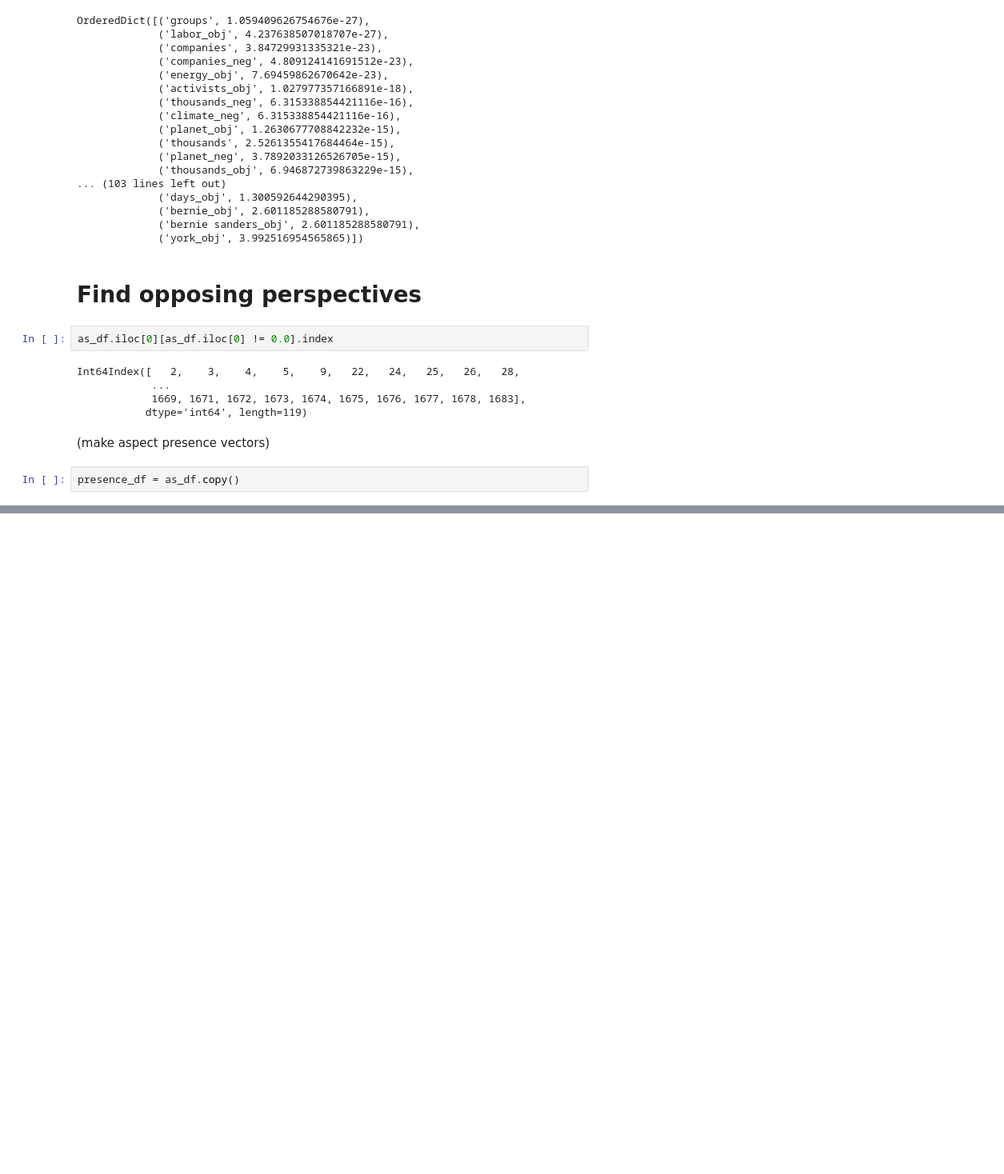
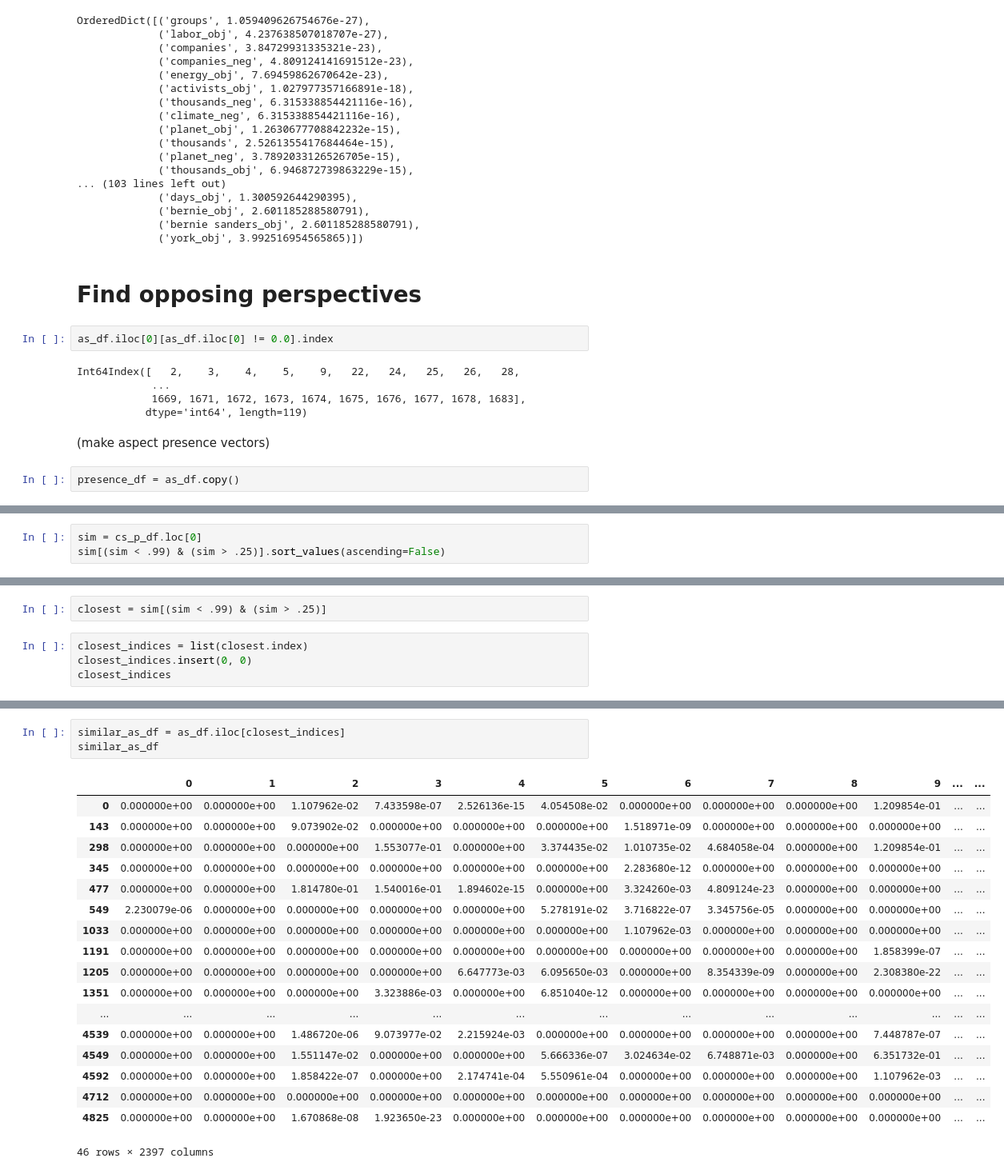
Before and after one commit to WarmCyan/perspective-mining-research, a Jupyter notebook: notebooks/AspectSentimentVectorDataExploration.ipynb, the cells around one changed output, grey strips where cells are left out. Shown: that part at 80% size. Cells and saved outputs as stored; diff of their text form; blank space fills up the shorter version.

```diff
--- a/notebooks/AspectSentimentVectorDataExploration.ipynb
+++ b/notebooks/AspectSentimentVectorDataExploration.ipynb
@@ -259,0 +292,3 @@ presence_df = as_df.copy()
+# %%
+sim = cs_p_df.loc[0]
+sim[(sim < .99) & (sim > .25)].sort_values(ascending=False)
@@ -259,0 +313,6 @@ presence_df = as_df.copy()
+# %%
+closest = sim[(sim < .99) & (sim > .25)]
+# %%
+closest_indices = list(closest.index)
+closest_indices.insert(0, 0)
+closest_indices
@@ -259,0 +337,22 @@ presence_df = as_df.copy()
+# %%
+similar_as_df = as_df.iloc[closest_indices]
+similar_as_df
+# %% [output]
+|  | 0 | 1 | 2 | 3 | 4 | 5 | 6 | 7 | 8 | 9 | ... | ... |
+| 0 | 0.000000e+00 | 0.000000e+00 | 1.107962e-02 | 7.433598e-07 | 2.526136e-15 | 4.054508e-02 | 0.000000e+00 | 0.000000e+00 | 0.000000e+00 | 1.209854e-01 | ... | ... |
+| 143 | 0.000000e+00 | 0.000000e+00 | 9.073902e-02 | 0.000000e+00 | 0.000000e+00 | 0.000000e+00 | 1.518971e-09 | 0.000000e+00 | 0.000000e+00 | 0.000000e+00 | ... | ... |
+| 298 | 0.000000e+00 | 0.000000e+00 | 0.000000e+00 | 1.553077e-01 | 0.000000e+00 | 3.374435e-02 | 1.010735e-02 | 4.684058e-04 | 0.000000e+00 | 1.209854e-01 | ... | ... |
+| 345 | 0.000000e+00 | 0.000000e+00 | 0.000000e+00 | 0.000000e+00 | 0.000000e+00 | 0.000000e+00 | 2.283680e-12 | 0.000000e+00 | 0.000000e+00 | 0.000000e+00 | ... | ... |
+| 477 | 0.000000e+00 | 0.000000e+00 | 1.814780e-01 | 1.540016e-01 | 1.894602e-15 | 0.000000e+00 | 3.324260e-03 | 4.809124e-23 | 0.000000e+00 | 0.000000e+00 | ... | ... |
+| 549 | 2.230079e-06 | 0.000000e+00 | 0.000000e+00 | 0.000000e+00 | 0.000000e+00 | 5.278191e-02 | 3.716822e-07 | 3.345756e-05 | 0.000000e+00 | 0.000000e+00 | ... | ... |
+| 1033 | 0.000000e+00 | 0.000000e+00 | 0.000000e+00 | 0.000000e+00 | 0.000000e+00 | 0.000000e+00 | 1.107962e-03 | 0.000000e+00 | 0.000000e+00 | 0.000000e+00 | ... | ... |
+| 1191 | 0.000000e+00 | 0.000000e+00 | 0.000000e+00 | 0.000000e+00 | 0.000000e+00 | 0.000000e+00 | 0.000000e+00 | 0.000000e+00 | 0.000000e+00 | 1.858399e-07 | ... | ... |
+| 1205 | 0.000000e+00 | 0.000000e+00 | 0.000000e+00 | 0.000000e+00 | 6.647773e-03 | 6.095650e-03 | 0.000000e+00 | 8.354339e-09 | 0.000000e+00 | 2.308380e-22 | ... | ... |
+| 1351 | 0.000000e+00 | 0.000000e+00 | 0.000000e+00 | 3.323886e-03 | 0.000000e+00 | 6.851040e-12 | 0.000000e+00 | 0.000000e+00 | 0.000000e+00 | 0.000000e+00 | ... | ... |
+| ... | ... | ... | ... | ... | ... | ... | ... | ... | ... | ... | ... | ... |
+| 4539 | 0.000000e+00 | 0.000000e+00 | 1.486720e-06 | 9.073977e-02 | 2.215924e-03 | 0.000000e+00 | 0.000000e+00 | 0.000000e+00 | 0.000000e+00 | 7.448787e-07 | ... | ... |
+| 4549 | 0.000000e+00 | 0.000000e+00 | 1.551147e-02 | 0.000000e+00 | 0.000000e+00 | 5.666336e-07 | 3.024634e-02 | 6.748871e-03 | 0.000000e+00 | 6.351732e-01 | ... | ... |
+| 4592 | 0.000000e+00 | 0.000000e+00 | 1.858422e-07 | 0.000000e+00 | 2.174741e-04 | 5.550961e-04 | 0.000000e+00 | 0.000000e+00 | 0.000000e+00 | 1.107962e-03 | ... | ... |
+| 4712 | 0.000000e+00 | 0.000000e+00 | 0.000000e+00 | 0.000000e+00 | 0.000000e+00 | 0.000000e+00 | 0.000000e+00 | 0.000000e+00 | 0.000000e+00 | 0.000000e+00 | ... | ... |
+| 4825 | 0.000000e+00 | 0.000000e+00 | 1.670868e-08 | 1.923650e-23 | 0.000000e+00 | 0.000000e+00 | 0.000000e+00 | 0.000000e+00 | 0.000000e+00 | 0.000000e+00 | ... | ... |
+46 rows × 2397 columns
```
Also changed, not shown: parts of 13 cells of this notebook.
